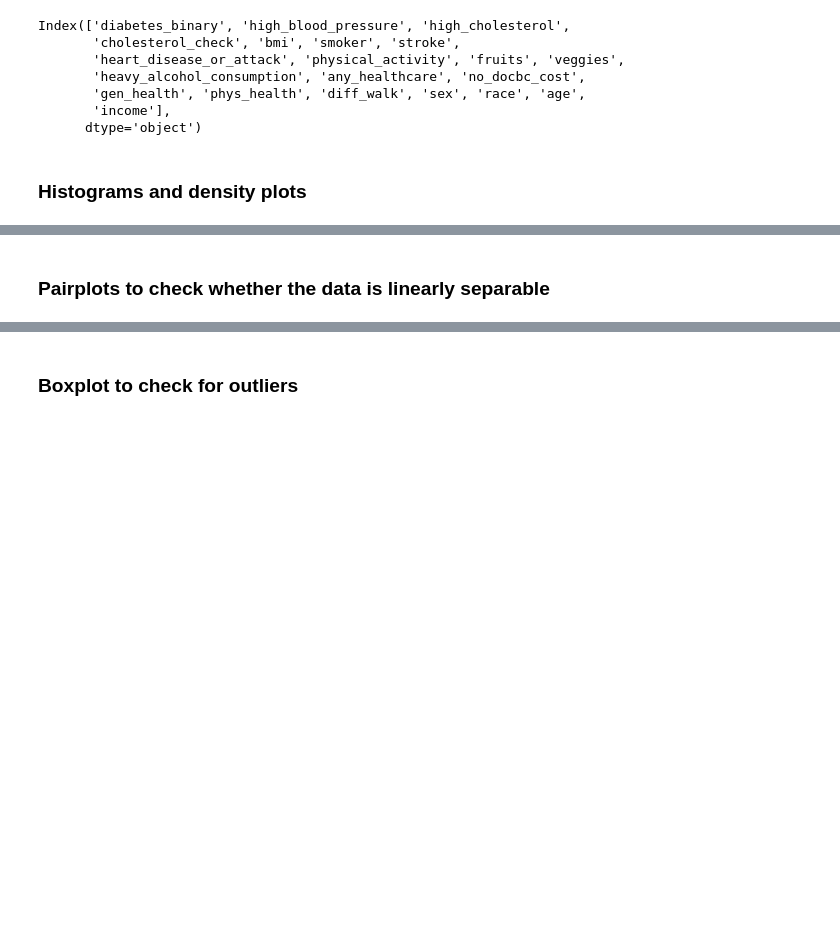
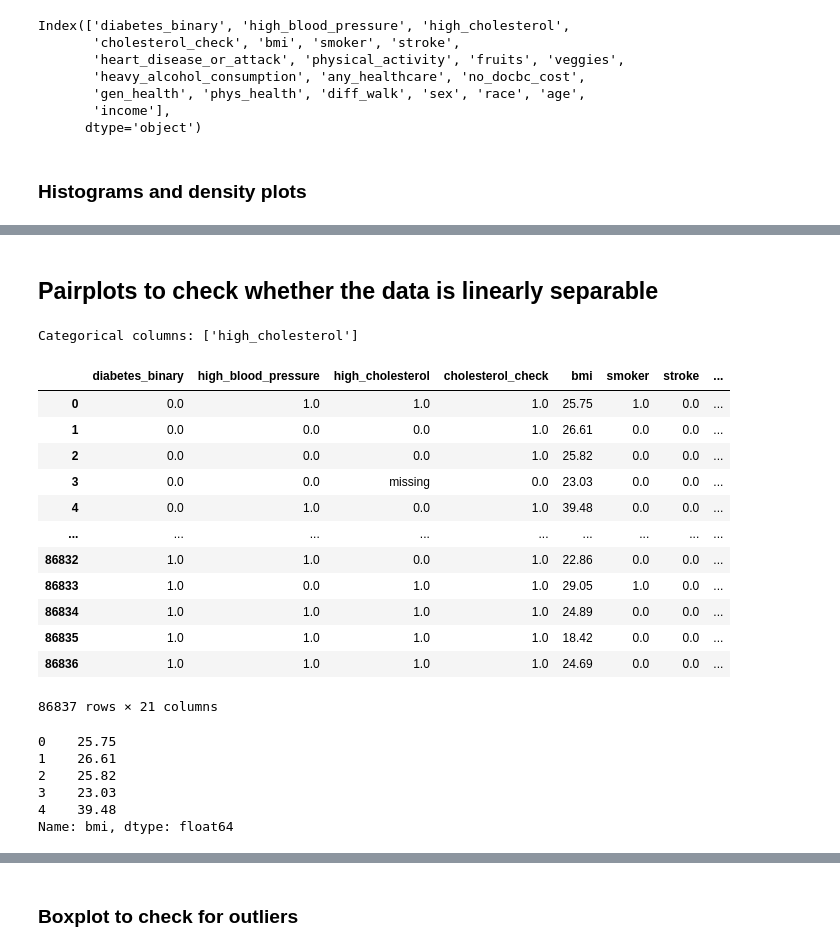
Before and after one commit to isaiahokumu/diabetes-prediction-model, a Jupyter notebook: diabetes.ipynb, the cells around one changed output, grey strips where cells are left out. Drawn from its saved outputs; the diff is of its cells as text; code cells hidden in the pictures; blank space fills up the shorter version.

```diff
--- a/diabetes.ipynb
+++ b/diabetes.ipynb
@@ -995,2 +1005,32 @@ for col in numeric_cols:
 # %% [markdown]
-### Pairplots to check whether the data is linearly separable
+## Pairplots to check whether the data is linearly separable
+# %%
+categorical_cols = df.select_dtypes(include=['object', 'category']).columns
+print("Categorical columns:", categorical_cols.tolist())
+# %% [output]
+Categorical columns: ['high_cholesterol']
+# %%
+df
+# %% [output]
+|  | diabetes_binary | high_blood_pressure | high_cholesterol | cholesterol_check | bmi | smoker | stroke | ... |
+| 0 | 0.0 | 1.0 | 1.0 | 1.0 | 25.75 | 1.0 | 0.0 | ... |
+| 1 | 0.0 | 0.0 | 0.0 | 1.0 | 26.61 | 0.0 | 0.0 | ... |
+| 2 | 0.0 | 0.0 | 0.0 | 1.0 | 25.82 | 0.0 | 0.0 | ... |
+| 3 | 0.0 | 0.0 | missing | 0.0 | 23.03 | 0.0 | 0.0 | ... |
+| 4 | 0.0 | 1.0 | 0.0 | 1.0 | 39.48 | 0.0 | 0.0 | ... |
+| ... | ... | ... | ... | ... | ... | ... | ... | ... |
+| 86832 | 1.0 | 1.0 | 0.0 | 1.0 | 22.86 | 0.0 | 0.0 | ... |
+| 86833 | 1.0 | 0.0 | 1.0 | 1.0 | 29.05 | 1.0 | 0.0 | ... |
+| 86834 | 1.0 | 1.0 | 1.0 | 1.0 | 24.89 | 0.0 | 0.0 | ... |
+| 86835 | 1.0 | 1.0 | 1.0 | 1.0 | 18.42 | 0.0 | 0.0 | ... |
+| 86836 | 1.0 | 1.0 | 1.0 | 1.0 | 24.69 | 0.0 | 0.0 | ... |
+86837 rows × 21 columns
+# %%
+df['bmi'].head()
+# %% [output]
+0    25.75
+1    26.61
+2    25.82
+3    23.03
+4    39.48
+Name: bmi, dtype: float64
```
Also changed, not shown: parts of 32 cells of this notebook.
